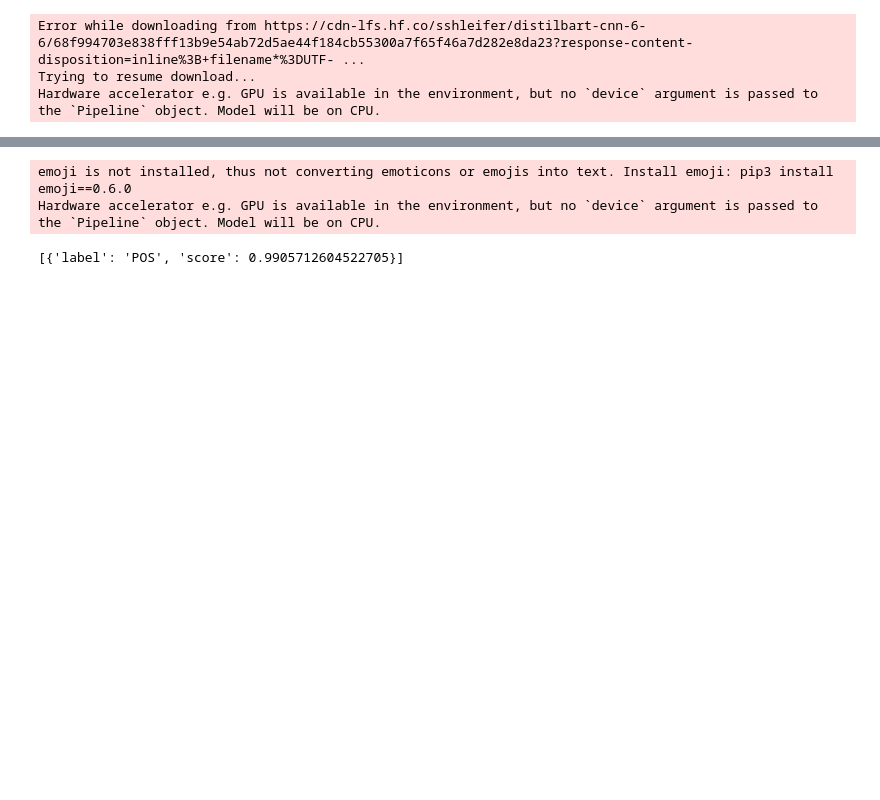
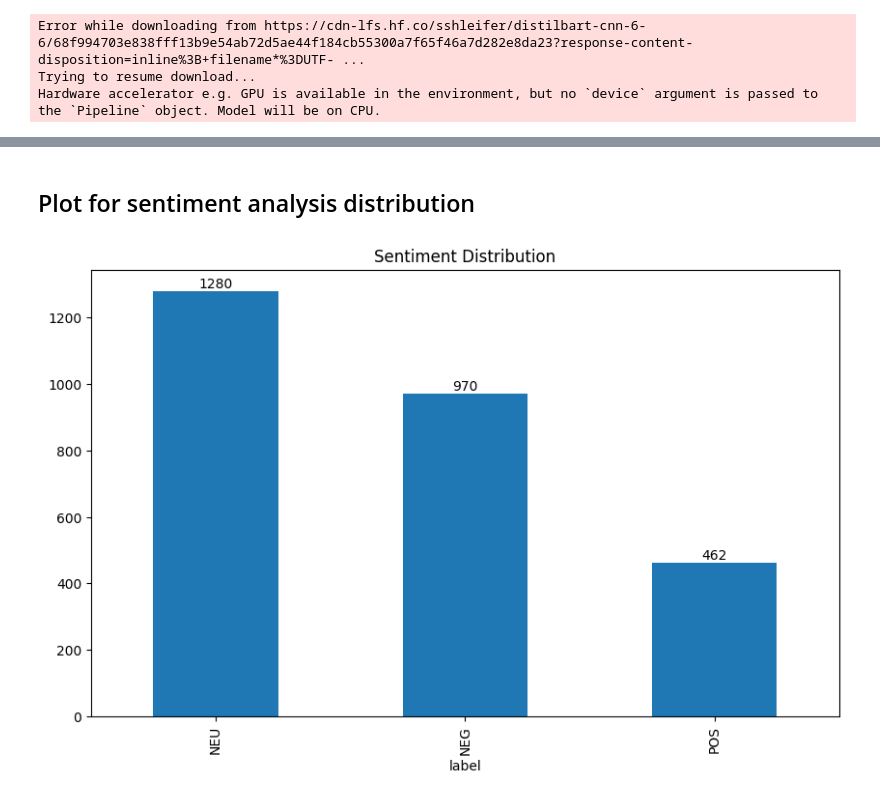
Before and after one commit to zianpan/turmerik-ml-project, a Jupyter notebook: sentiment-analysis.ipynb, the cells around one changed output, grey strips where cells are left out. Cells and saved outputs as stored; diff of their text form; code cells hidden in the pictures; blank space fills up the shorter version.

```diff
--- a/sentiment-analysis.ipynb
+++ b/sentiment-analysis.ipynb
@@ -58,4 +20,2 @@ dict_keys(['clinicalresearch+clinical trial', 'clinicalresearch+research study',
-# %%
-posts_li = data['clinicalresearch+clinical trial']['posts']
 # %%
 res = []
@@ -84,12 +70,16 @@ content = comments_li[0]['content']
-# %%
-# Use a pipeline as a high-level helper
-
-pipe = pipeline("text-classification", model="finiteautomata/bertweet-base-sentiment-analysis")
-# %% [output]
-emoji is not installed, thus not converting emoticons or emojis into text. Install emoji: pip3 install emoji==0.6.0
-Hardware accelerator e.g. GPU is available in the environment, but no `device` argument is passed to the `Pipeline` object. Model will be on CPU.
-# %%
-result = pipe("I like this movie")
-print(result)
-# %% [output]
-[{'label': 'POS', 'score': 0.9905712604522705}]
+# %%
+df = pd.DataFrame(res, columns=['subreddit', 'subtopic', 'user_name', 'content2', 'label', 'score', 'content'])
+# %% [markdown]
+## Plot for sentiment analysis distribution
+# %%
+df['label'].value_counts()
+# use matplotlib to plot the sentiment distribution with numbers on each bar
+plt.figure(figsize=(10,6))
+df['label'].value_counts().plot(kind='bar')
+for i, v in enumerate(df['label'].value_counts()):
+    plt.text(i, v + 10, str(v), ha='center')
+
+plt.title('Sentiment Distribution')
+plt.show()
+# %% [output]
+[figure, added]
```
Also changed, not shown: parts of 13 cells of this notebook, 5 other files.
